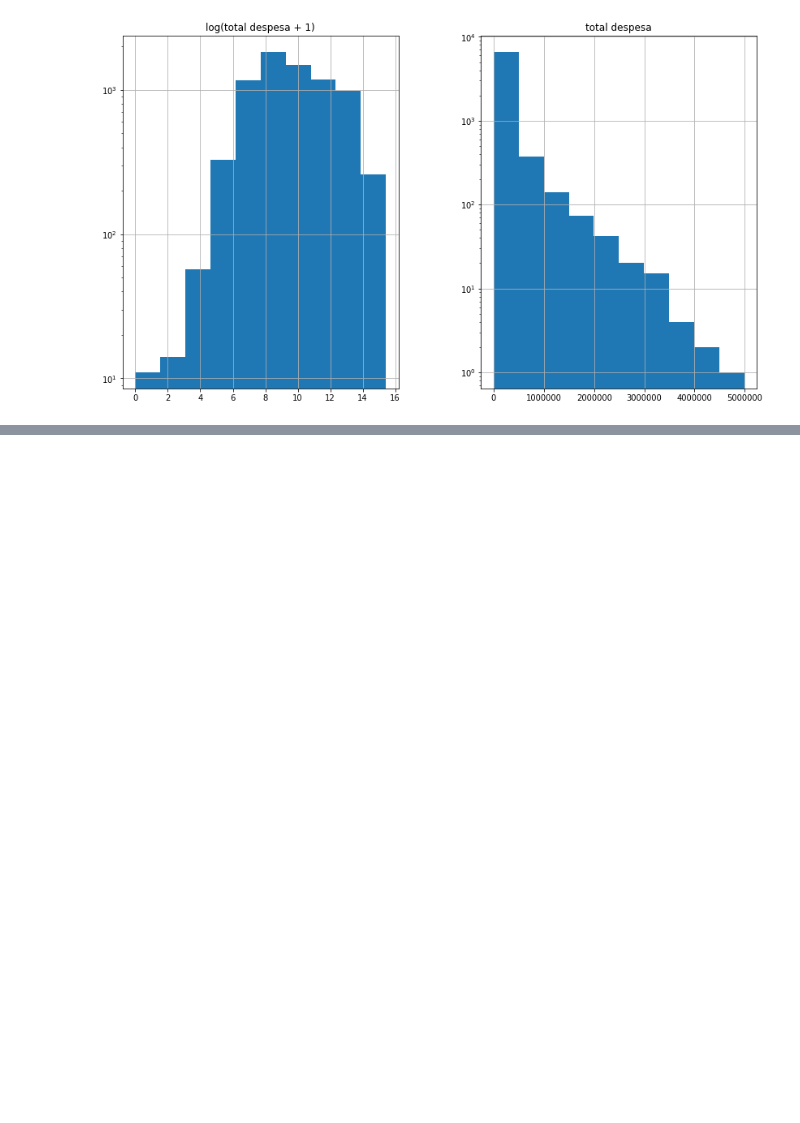
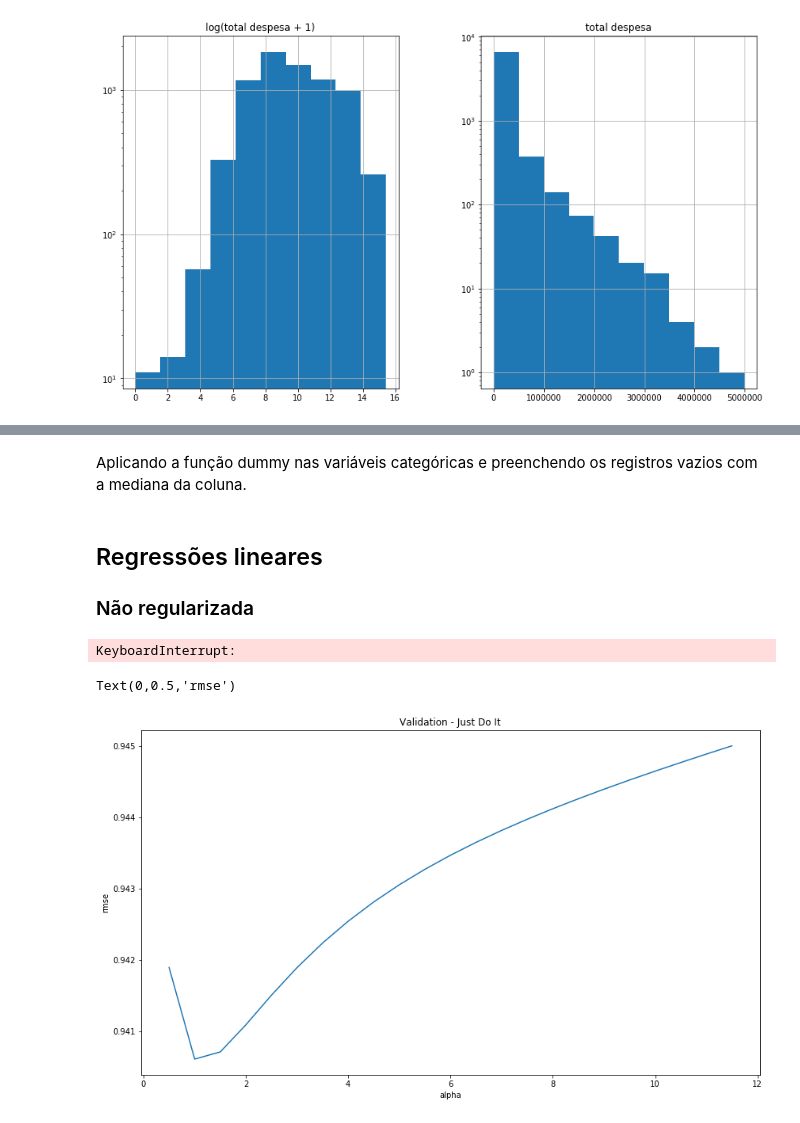
Before and after one commit to RenatoEly/aprendizagemDeMaquina, a Jupyter notebook: Ex3/previsão votação de deputados.ipynb, the cells around one changed output, grey strips where cells are left out. Saved outputs shown, nothing was run; the diff lists cells and outputs as text; code cells hidden in the pictures; blank space fills up the shorter version.

Commit message:
Modelo muito lento

```diff
--- a/Ex3/previsão votação de deputados.ipynb
+++ b/Ex3/previsão votação de deputados.ipynb
@@ -61,0 +74,7 @@ train["votos"] = np.log1p(train["votos"])
+# %%
+#log transform skewed numeric features
+numeric_feats = data.dtypes[data.dtypes != "object"].index
+
+numeric_feats = numeric_feats.drop('ano') #não aplico normalização na variável ano pois ela é categórica
+
+data[numeric_feats] = np.log1p(data[numeric_feats])
@@ -61,0 +83,8 @@ train["votos"] = np.log1p(train["votos"])
+# %%
+from sklearn.model_selection import train_test_split
+entradas = data.loc[:,:'ocupacao']
+saida = data.loc[:,'votos']
+
+entradas = entradas.fillna(entradas.mean())
+
+X_train, X_test, Y_train, Y_test = train_test_split(entradas,saida)
@@ -61,0 +93,34 @@ train["votos"] = np.log1p(train["votos"])
+# %%
+X_train = pd.get_dummies(X_train)
+X_test = pd.get_dummies(X_test)
+# %% [markdown]
+Aplicando a função dummy nas variáveis categóricas e preenchendo os registros vazios com a mediana da coluna.
+# %%
+from sklearn.model_selection import cross_val_score
+
+def rmse_cv(model):
+    rmse= np.sqrt(-cross_val_score(model, X_train, Y_train, scoring="neg_mean_squared_error", cv = 5))
+    return(rmse)
+# %% [markdown]
+## Regressões lineares
+### Não regularizada
+# %%
+from sklearn.linear_model import LinearRegression
+from sklearn.metrics import mean_squared_error
+reg_linear = LinearRegression()
+reg_linear.fit(X_train, Y_train)
+mean_squared_error(Y_train, reg_linear.predict(X_train))
+# %% [output]
+KeyboardInterrupt:
+# %%
+from sklearn.linear_model import Ridge
+alphas_ridge = np.arange(0.5,12,0.5).tolist()
+cv_ridge = [rmse_cv(Ridge(alpha = alpha)).mean()
+            for alpha in alphas_ridge]
+cv_ridge = pd.Series(cv_ridge, index = alphas_ridge)
+cv_ridge.plot(title = "Validation - Just Do It")
+plt.xlabel("alpha")
+plt.ylabel("rmse")
+# %% [output]
+Text(0,0.5,'rmse')
+[figure, added]
```
Also changed, not shown: parts of 10 cells of this notebook, 1 other file.
